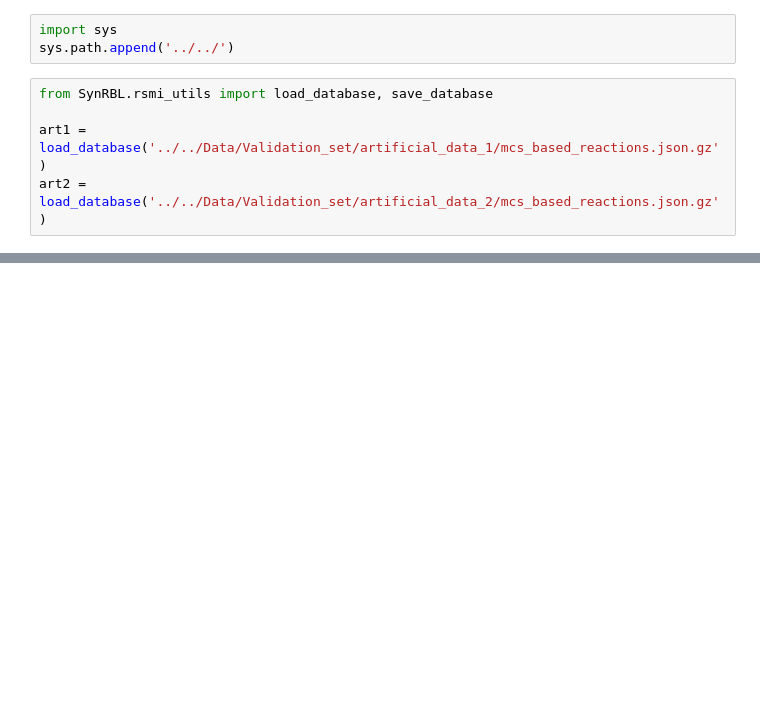
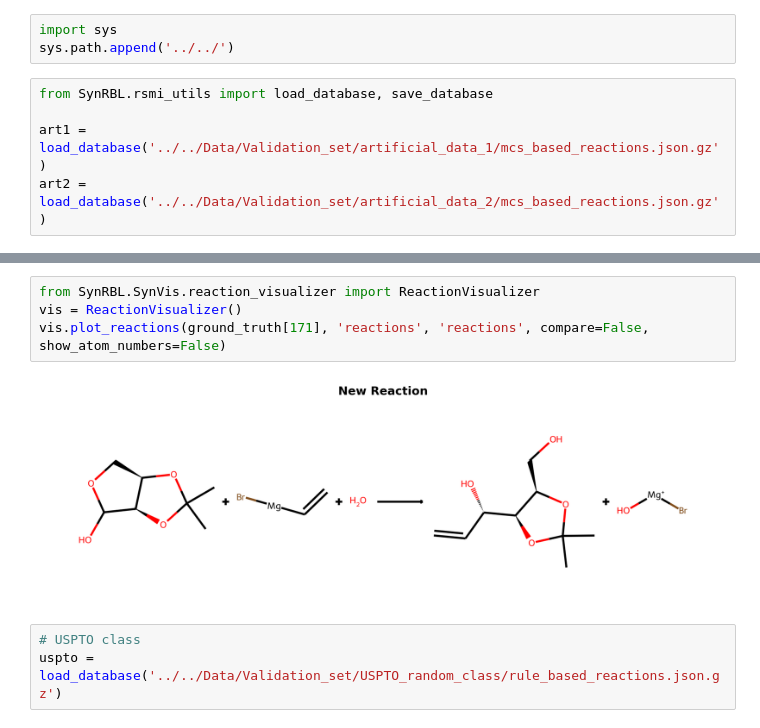
Before and after one commit to TieuLongPhan/SynRBL, a Jupyter notebook: Pipeline/Validation/test.ipynb, the cells around one changed output, grey strips where cells are left out. Cells and saved outputs as stored; diff of their text form; blank space fills up the shorter version.

```diff
--- a/Pipeline/Validation/test.ipynb
+++ b/Pipeline/Validation/test.ipynb
@@ -225,0 +140,9 @@ vis.plot_reactions(jaworski[2], 'reactions', 'new_reaction', compare=True)
+# %%
+from SynRBL.SynVis.reaction_visualizer import ReactionVisualizer
+vis = ReactionVisualizer()
+vis.plot_reactions(ground_truth[171], 'reactions', 'reactions', compare=False, show_atom_numbers=False)
+# %% [output]
+[figure, added]
+# %%
+# USPTO class
+uspto = load_database('../../Data/Validation_set/USPTO_random_class/rule_based_reactions.json.gz')
```
Also changed, not shown: parts of 58 cells of this notebook, 18 other files.
